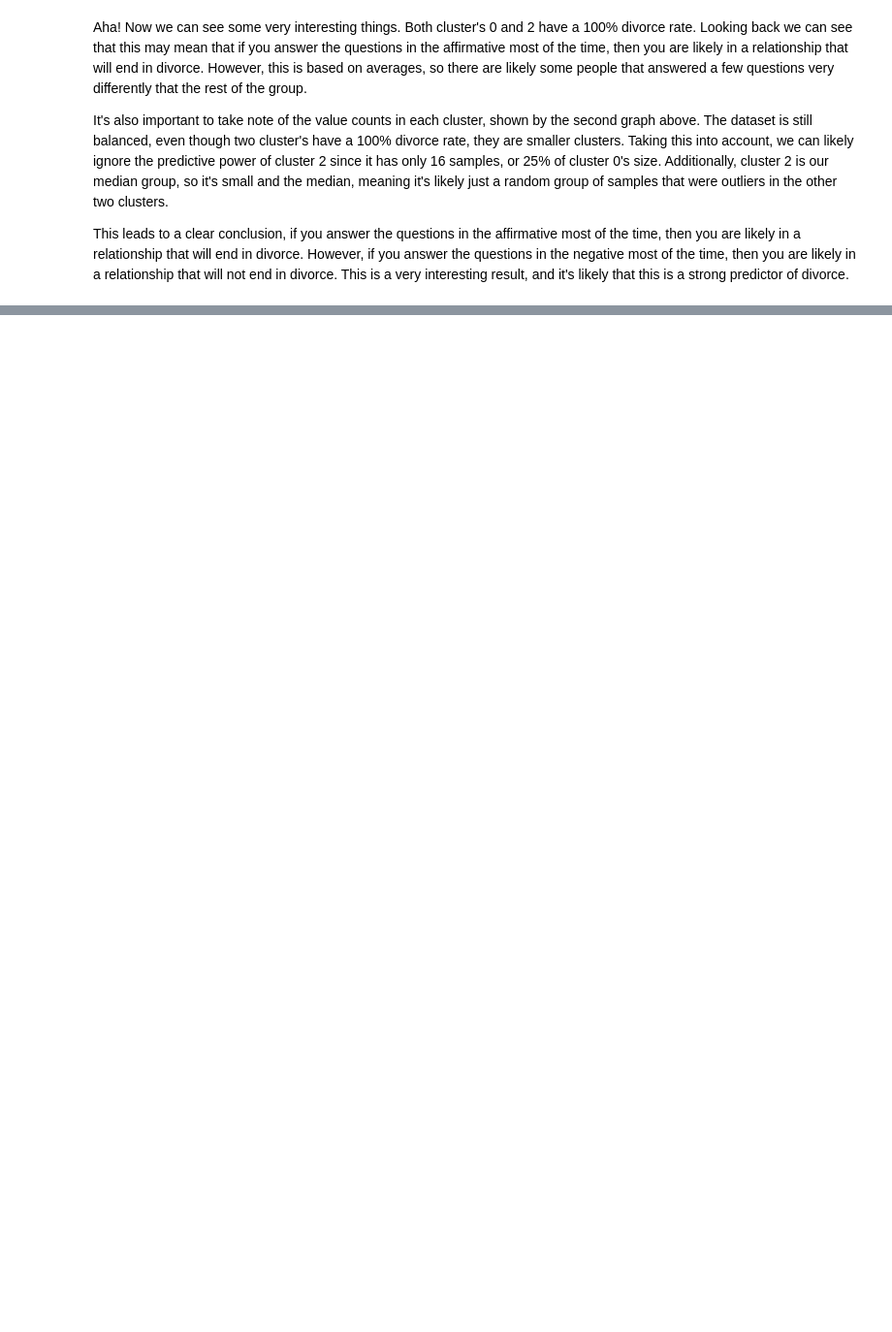
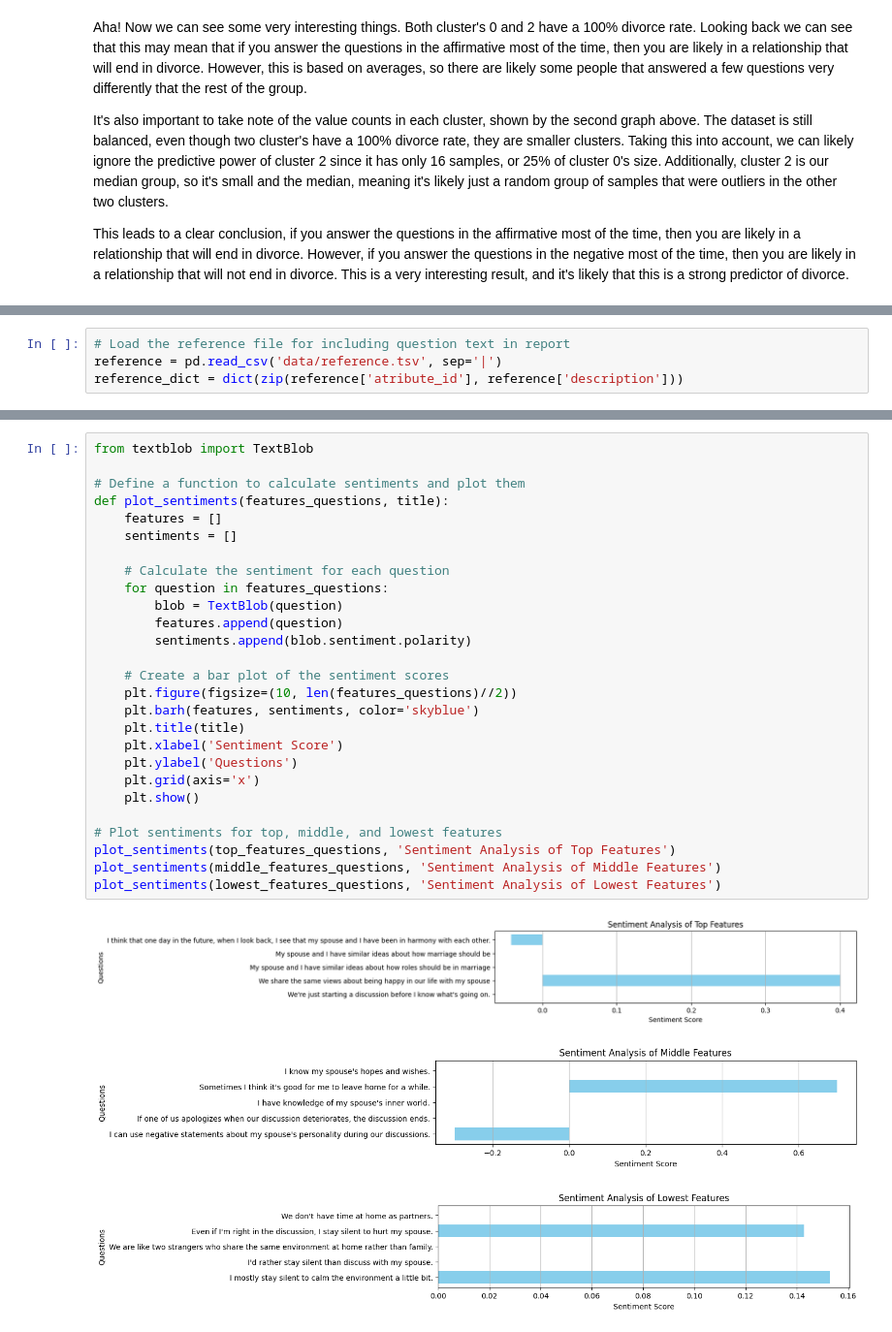
Before and after one commit to nickambrose7/Divorce-Predictor, a Jupyter notebook: report.ipynb, the cells around one changed output, grey strips where cells are left out. Shown at 97% size. Drawn from its saved outputs; the diff is of its cells as text; blank space fills up the shorter version.

```diff
--- a/report.ipynb
+++ b/report.ipynb
@@ -182,0 +265,4 @@ This leads to a clear conclusion, if you answer the questions in the affirmative
+# %%
+# Load the reference file for including question text in report
+reference = pd.read_csv('data/reference.tsv', sep='|')
+reference_dict = dict(zip(reference['atribute_id'], reference['description']))
@@ -182,0 +465,31 @@ This leads to a clear conclusion, if you answer the questions in the affirmative
+# %%
+from textblob import TextBlob
+
+# Define a function to calculate sentiments and plot them
+def plot_sentiments(features_questions, title):
+    features = []
+    sentiments = []
+
+    # Calculate the sentiment for each question
+    for question in features_questions:
+        blob = TextBlob(question)
+        features.append(question)
+        sentiments.append(blob.sentiment.polarity)
+
+    # Create a bar plot of the sentiment scores
+    plt.figure(figsize=(10, len(features_questions)//2))
+    plt.barh(features, sentiments, color='skyblue')
+    plt.title(title)
+    plt.xlabel('Sentiment Score')
+    plt.ylabel('Questions')
+    plt.grid(axis='x')
+    plt.show()
+
+# Plot sentiments for top, middle, and lowest features
+plot_sentiments(top_features_questions, 'Sentiment Analysis of Top Features')
+plot_sentiments(middle_features_questions, 'Sentiment Analysis of Middle Features')
+plot_sentiments(lowest_features_questions, 'Sentiment Analysis of Lowest Features')
+# %% [output]
+[figure, added]
+[figure, added]
+[figure, added]
```
Also changed, not shown: parts of 33 cells of this notebook, 1 other file.
